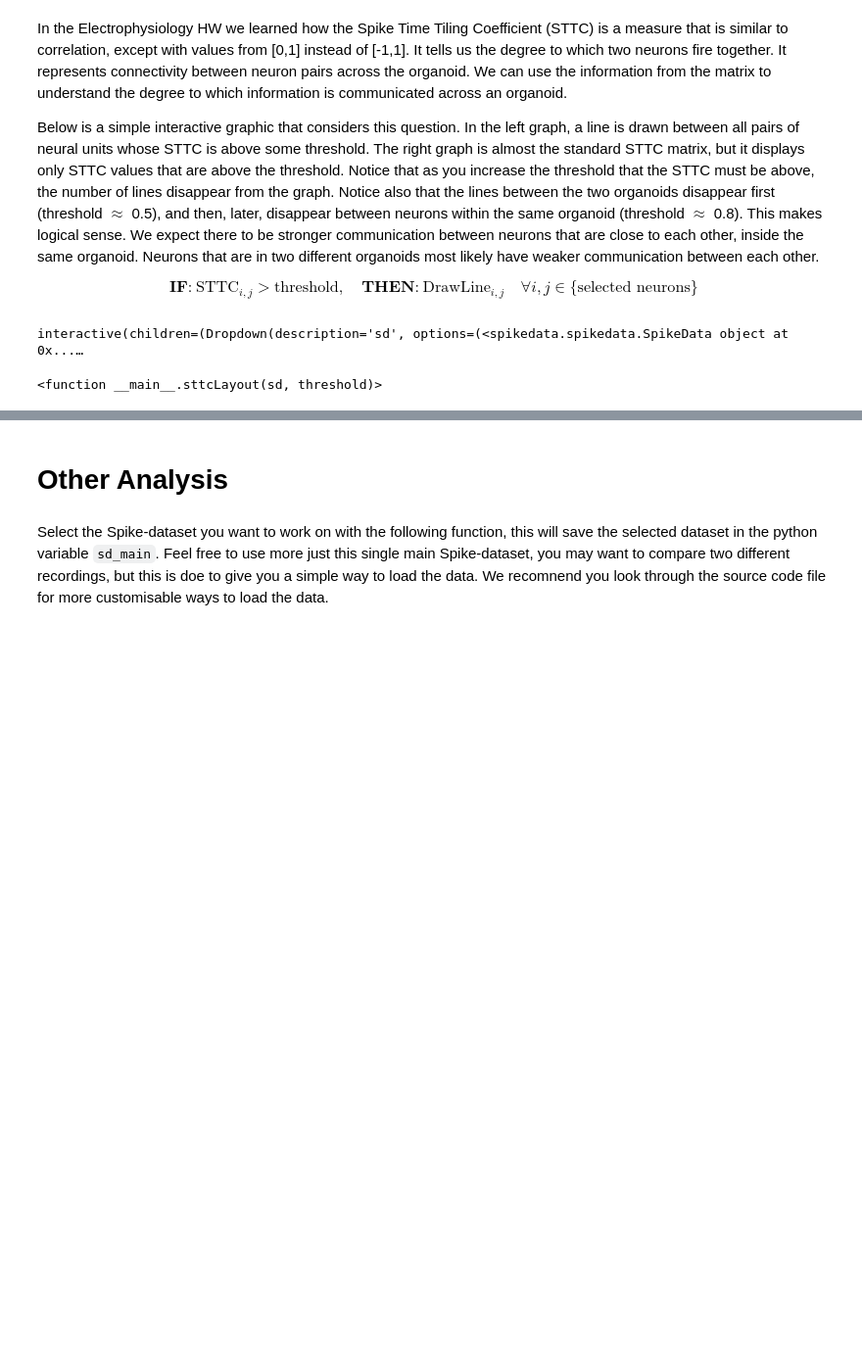
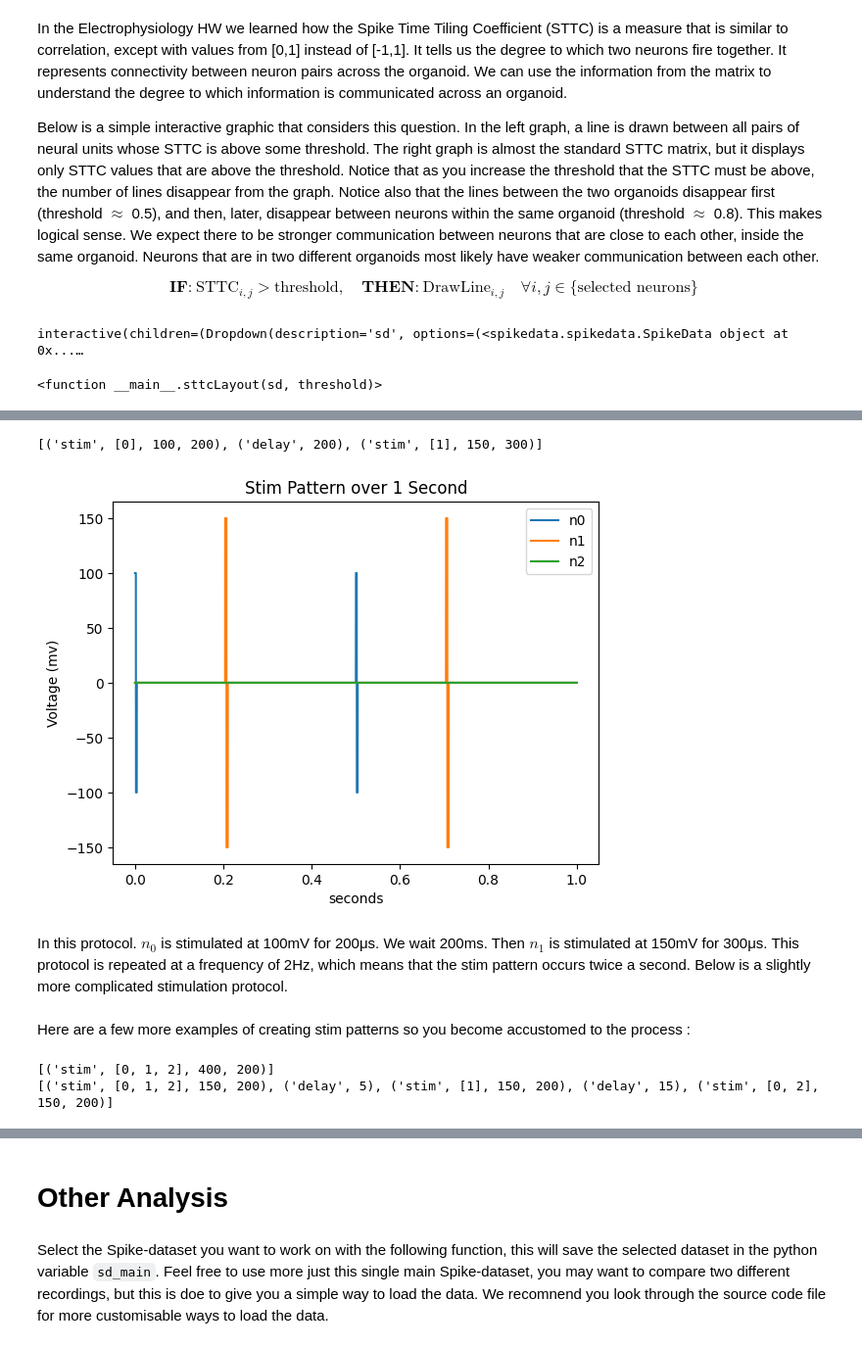
Before and after one commit to Braingeneers-Education/WetAI-Final-Project-Spring-2025, a Jupyter notebook: cartpole_analysis.ipynb, the cells around one changed output, grey strips where cells are left out. Shown at 98% size. Saved outputs shown, nothing was run; the diff lists cells and outputs as text; code cells hidden in the pictures; blank space fills up the shorter version.

```diff
--- a/cartpole_analysis.ipynb
+++ b/cartpole_analysis.ipynb
@@ -122,0 +179,41 @@ interactive(children=(Dropdown(description='sd', options=(<spikedata.spikedata.S
+# %%
+stim_pattern2 = []
+stim_pattern2.append(('stim',[0],100,200))
+stim_pattern2.append(('delay',200))
+stim_pattern2.append(('stim',[1],150,300))
+
+print(stim_pattern2)
+# %% [output]
+[('stim', [0], 100, 200), ('delay', 200), ('stim', [1], 150, 300)]
+# %%
+signal,t = create_stim_pulse_sequence(stim_pattern2, freq_Hz=2)
+plotStimPattern(signal,t)
+# %% [output]
+[figure, added]
+# %% [markdown]
+In this protocol. $n_0$ is stimulated at 100mV for 200μs. We wait 200ms. Then $n_1$ is stimulated at 150mV for 300μs. This protocol is repeated at a frequency of 2Hz, which means that the stim pattern occurs twice a second. Below is a slightly more complicated stimulation protocol.
+# %% [markdown]
+Here are a few more examples of creating stim patterns so you become accustomed to the process :
+# %%
+# ------------------------------- Example 1 -------------------------------
+
+training_neurons = [0,1,2]
+amp_mv = 400 # milivolts for stimulation
+phase_width = 200 # microseconds for stimulation
+
+example1 = [('stim',training_neurons, amp_mv, phase_width)] # instead if you were working with a class you could use self.training_neurons
+print(example1)
+
+
+# ------------------------------- Example 2 -------------------------------
+
+example2 = []
+example2.append(('stim',[0,1,2],150,200)) # stim neurons 0,1,2 with 150 mV and 200 us
+example2.append(('delay',5)) # delay 5 ms
+example2.append(('stim',[1],150,200)) # stim neuron 1 with 150 mV and 200 us
+example2.append(('delay',15)) # delay 15 ms
+example2.append(('stim',[0,2],150,200)) # stim neurons 0,2 with 150 mV and 200 us
+print(example2)
+# %% [output]
+[('stim', [0, 1, 2], 400, 200)]
+[('stim', [0, 1, 2], 150, 200), ('delay', 5), ('stim', [1], 150, 200), ('delay', 15), ('stim', [0, 2], 150, 200)]
```
Also changed, not shown: parts of 27 cells of this notebook, 2 other files.
